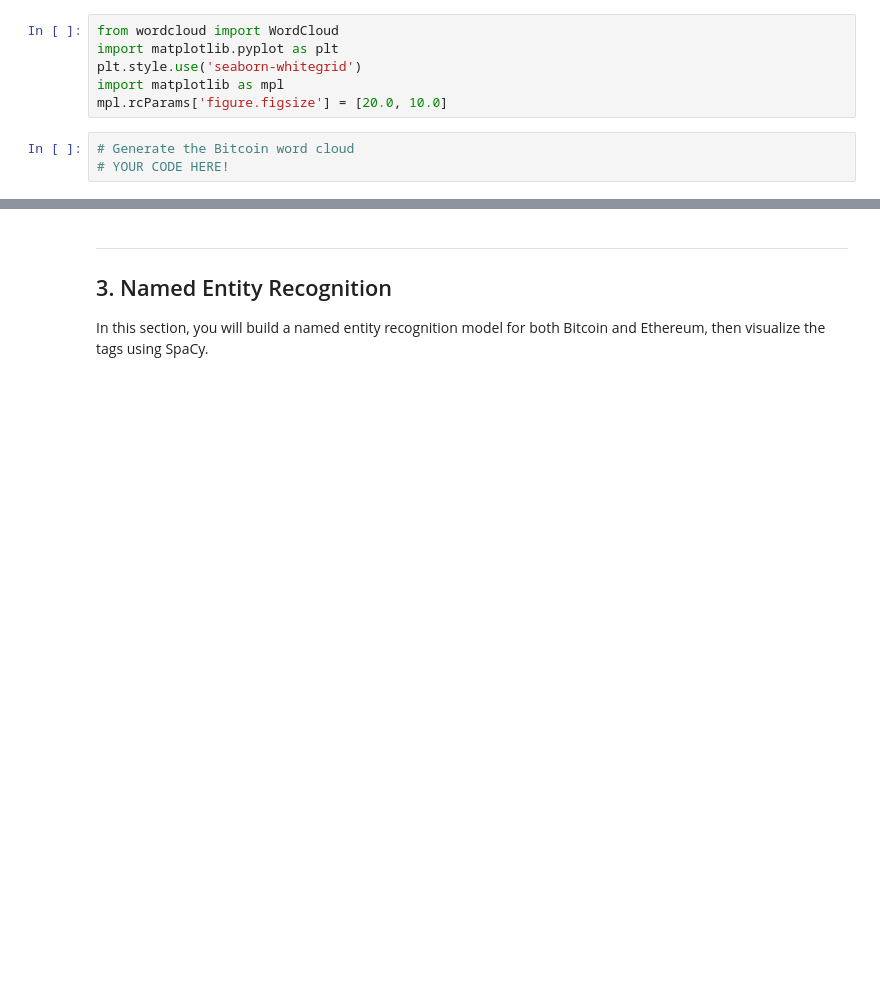
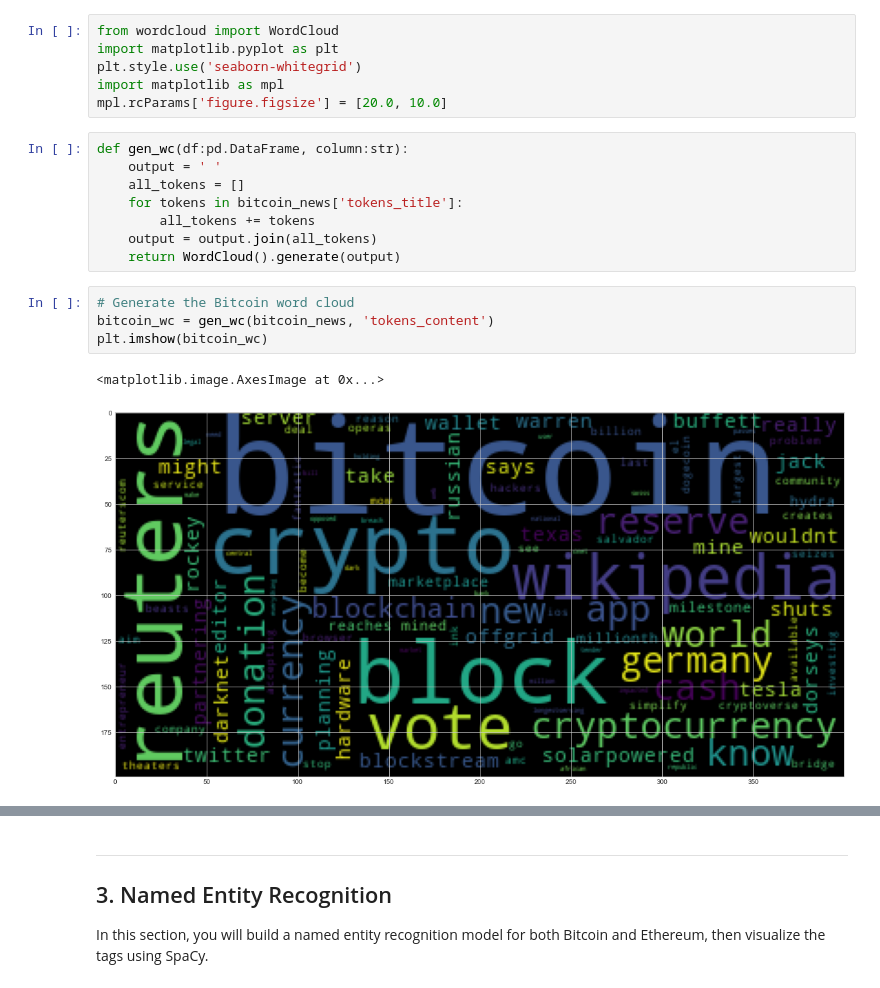
Before and after one commit to JoeHGeoghegan/Crypto-Sentiment-Analysis, a Jupyter notebook: crypto_sentiment.ipynb, the cells around one changed output, grey strips where cells are left out. Saved outputs shown, nothing was run; the diff lists cells and outputs as text; blank space fills up the shorter version.

Commit message:
Word cloud

```diff
--- a/crypto_sentiment.ipynb
+++ b/crypto_sentiment.ipynb
@@ -211,8 +231,20 @@ import matplotlib.pyplot as plt
 plt.style.use('seaborn-whitegrid')
 import matplotlib as mpl
 mpl.rcParams['figure.figsize'] = [20.0, 10.0]
+# %%
+def gen_wc(df:pd.DataFrame, column:str):
+    output = ' '
+    all_tokens = []
+    for tokens in bitcoin_news['tokens_title']:
+        all_tokens += tokens
+    output = output.join(all_tokens)
+    return WordCloud().generate(output)
 # %%
 # Generate the Bitcoin word cloud
-# YOUR CODE HERE!
+bitcoin_wc = gen_wc(bitcoin_news, 'tokens_content')
+plt.imshow(bitcoin_wc)
+# %% [output]
+<matplotlib.image.AxesImage at 0x...>
+[figure, added]
 # %%
 # Generate the Ethereum word cloud
```
Also changed, not shown: parts of 7 cells of this notebook.
